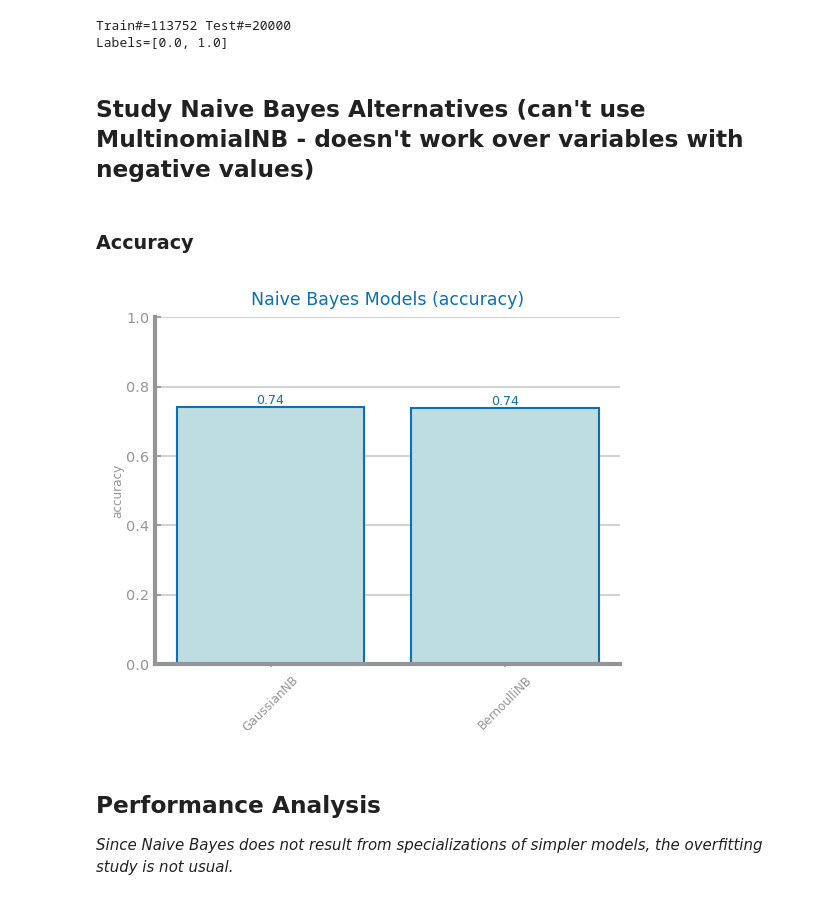
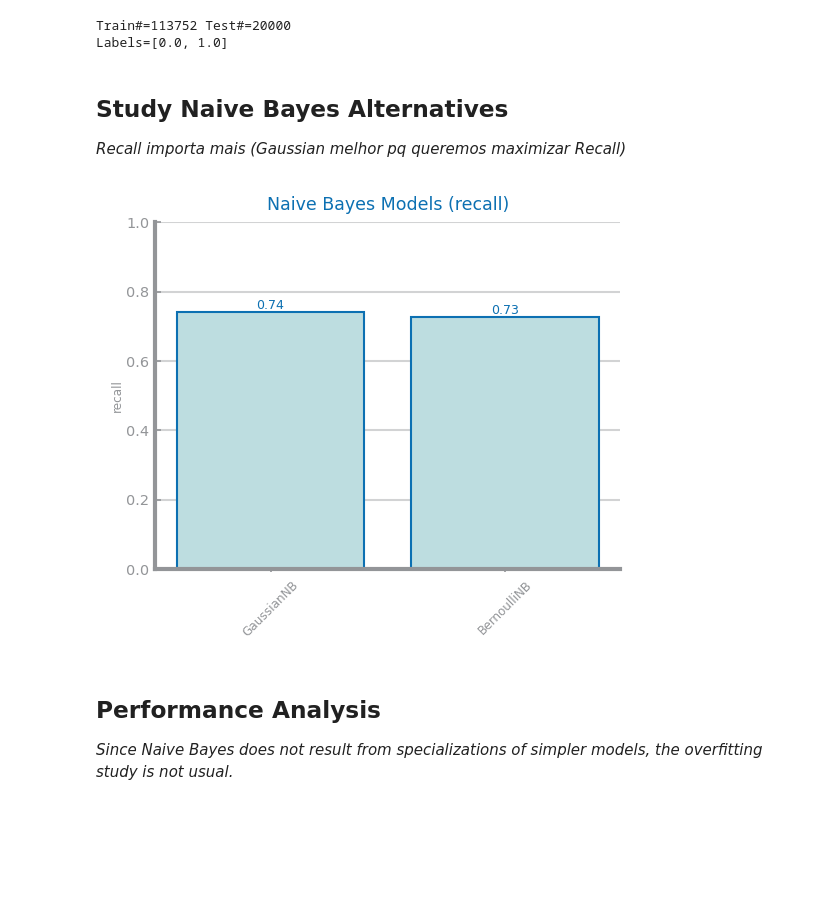
Before and after one commit to franciscoAbreuTecnico/Data-Science-IST, a Jupyter notebook: dataset_services/naive_bayes.ipynb, the cells around one changed output. Drawn from its saved outputs; the diff is of its cells as text; code cells hidden in the pictures; blank space fills up the shorter version.

Commit message:
Focus on Recall for all classification.

```diff
--- a/dataset_services/naive_bayes.ipynb
+++ b/dataset_services/naive_bayes.ipynb
@@ -28,19 +28,19 @@ print(f"Labels={labels}")
 # %% [output]
 Train#=113752 Test#=20000
 Labels=[0.0, 1.0]
-# %% [markdown]
-## Study Naive Bayes Alternatives (can't use MultinomialNB - doesn't work over variables with negative values)
-# %% [markdown]
-### Accuracy
+# %% [markdown]
+## Study Naive Bayes Alternatives
+*Recall importa mais*
+*(Gaussian melhor pq queremos maximizar Recall)*
 # %%
 #CLASS_EVAL_METRICS = ["accuracy", "recall", "precision", "auc", "f1"]
-eval_metric="accuracy"
+eval_metric="recall"
 figure()
 best_model, params = dslabs.naive_Bayes_study(trnX, trnY, tstX, tstY, eval_metric)
 savefig(f"classification_images/nb/{file_tag}_nb_{eval_metric}_study.png")
 show()
 # %% [output]
-[figure, old version]
+[figure, new version]
 # %% [markdown]
 ## Performance Analysis
 *Since Naive Bayes does not result from specializations of simpler models, the overfitting study is not usual.*
```
Also changed, not shown: parts of 7 cells of this notebook, 5 other files.
